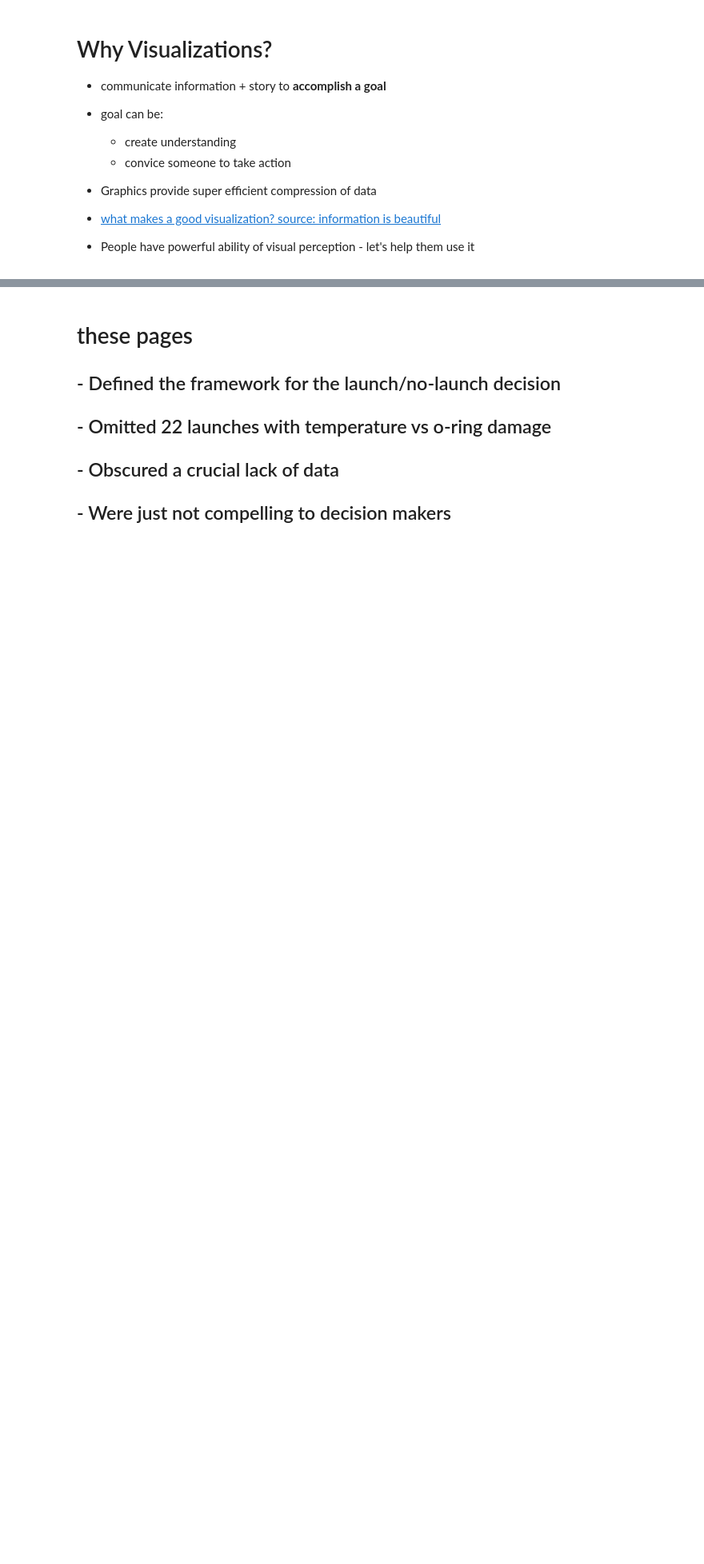
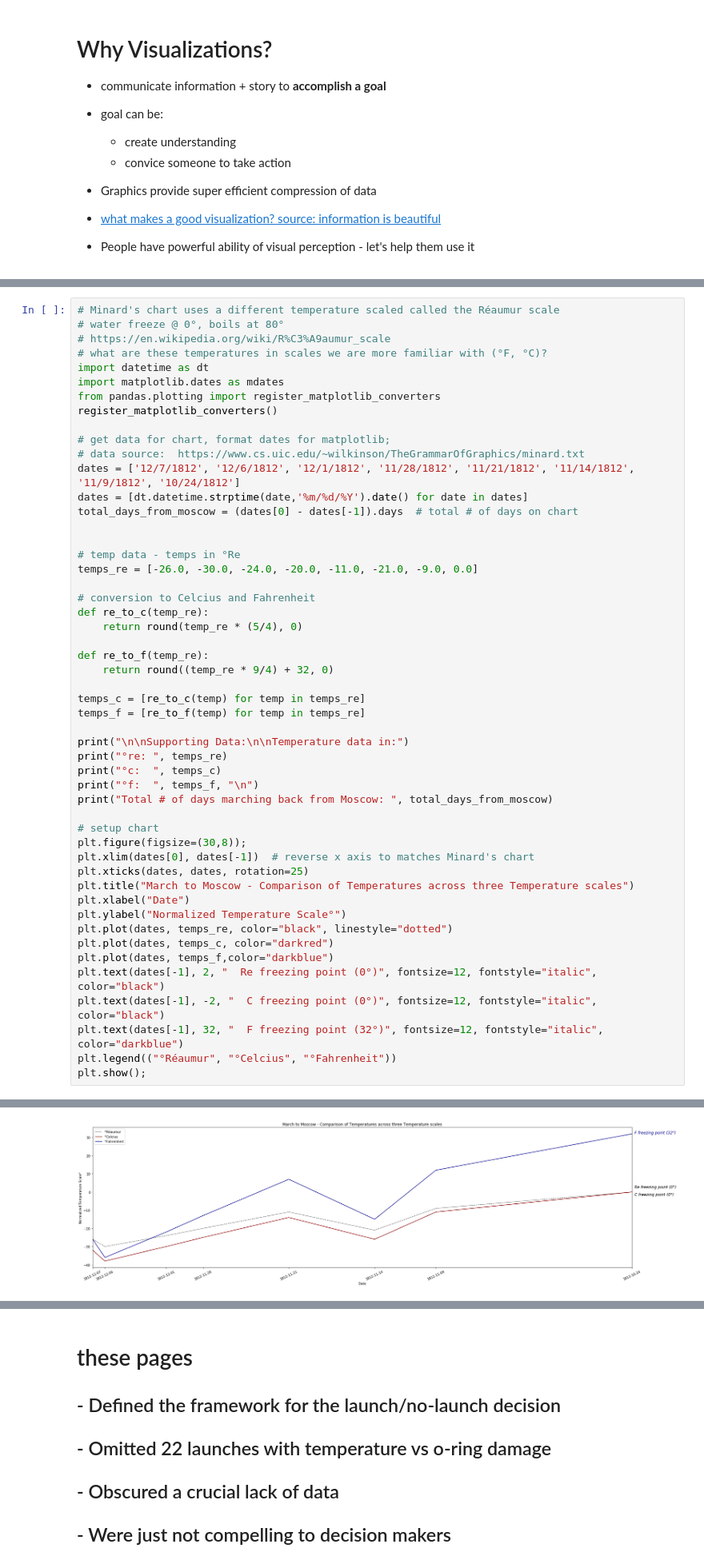
Before and after one commit to surfaceowl-ai/python_visualizations, a Jupyter notebook: notebooks/00_effective_visualizations.ipynb, the cells around one changed output, grey strips where cells are left out. Shown at 80% size. Saved outputs shown, nothing was run; the diff lists cells and outputs as text; blank space fills up the shorter version.

```diff
--- a/notebooks/00_effective_visualizations.ipynb
+++ b/notebooks/00_effective_visualizations.ipynb
@@ -145,0 +100,52 @@ table {float:left}
+# %%
+# Minard's chart uses a different temperature scaled called the Réaumur scale
+# water freeze @ 0°, boils at 80°
+# https://en.wikipedia.org/wiki/R%C3%A9aumur_scale
+# what are these temperatures in scales we are more familiar with (°F, °C)?
+import datetime as dt
+import matplotlib.dates as mdates
+from pandas.plotting import register_matplotlib_converters
+register_matplotlib_converters()
+
+# get data for chart, format dates for matplotlib;
+# data source:  https://www.cs.uic.edu/~wilkinson/TheGrammarOfGraphics/minard.txt
+dates = ['12/7/1812', '12/6/1812', '12/1/1812', '11/28/1812', '11/21/1812', '11/14/1812', '11/9/1812', '10/24/1812']
+dates = [dt.datetime.strptime(date,'%m/%d/%Y').date() for date in dates]
+total_days_from_moscow = (dates[0] - dates[-1]).days  # total # of days on chart
+
+
+# temp data - temps in °Re
+temps_re = [-26.0, -30.0, -24.0, -20.0, -11.0, -21.0, -9.0, 0.0]
+
+# conversion to Celcius and Fahrenheit
+def re_to_c(temp_re):
+    return round(temp_re * (5/4), 0)
+
+def re_to_f(temp_re):
+    return round((temp_re * 9/4) + 32, 0)
+
+temps_c = [re_to_c(temp) for temp in temps_re]
+temps_f = [re_to_f(temp) for temp in temps_re]
+
+print("\n\nSupporting Data:\n\nTemperature data in:")
+print("°re: ", temps_re)
+print("°c:  ", temps_c)
+print("°f:  ", temps_f, "\n")
+print("Total # of days marching back from Moscow: ", total_days_from_moscow)
+
+# setup chart
+plt.figure(figsize=(30,8));
+plt.xlim(dates[0], dates[-1])  # reverse x axis to matches Minard's chart
+plt.xticks(dates, dates, rotation=25)
+plt.title("March to Moscow - Comparison of Temperatures across three Temperature scales")
+plt.xlabel("Date")
+plt.ylabel("Normalized Temperature Scale°")
+plt.plot(dates, temps_re, color="black", linestyle="dotted")
+plt.plot(dates, temps_c, color="darkred")
+plt.plot(dates, temps_f,color="darkblue")
+plt.text(dates[-1], 2, "  Re freezing point (0°)", fontsize=12, fontstyle="italic", color="black")
+plt.text(dates[-1], -2, "  C freezing point (0°)", fontsize=12, fontstyle="italic", color="black")
+plt.text(dates[-1], 32, "  F freezing point (32°)", fontsize=12, fontstyle="italic", color="darkblue")
+plt.legend(("°Réaumur", "°Celcius", "°Fahrenheit"))
+plt.show();
+# %% [output]
@@ -145,0 +160 @@ table {float:left}
+[figure, added]
```
Also changed, not shown: parts of 16 cells of this notebook, 1 other file.
